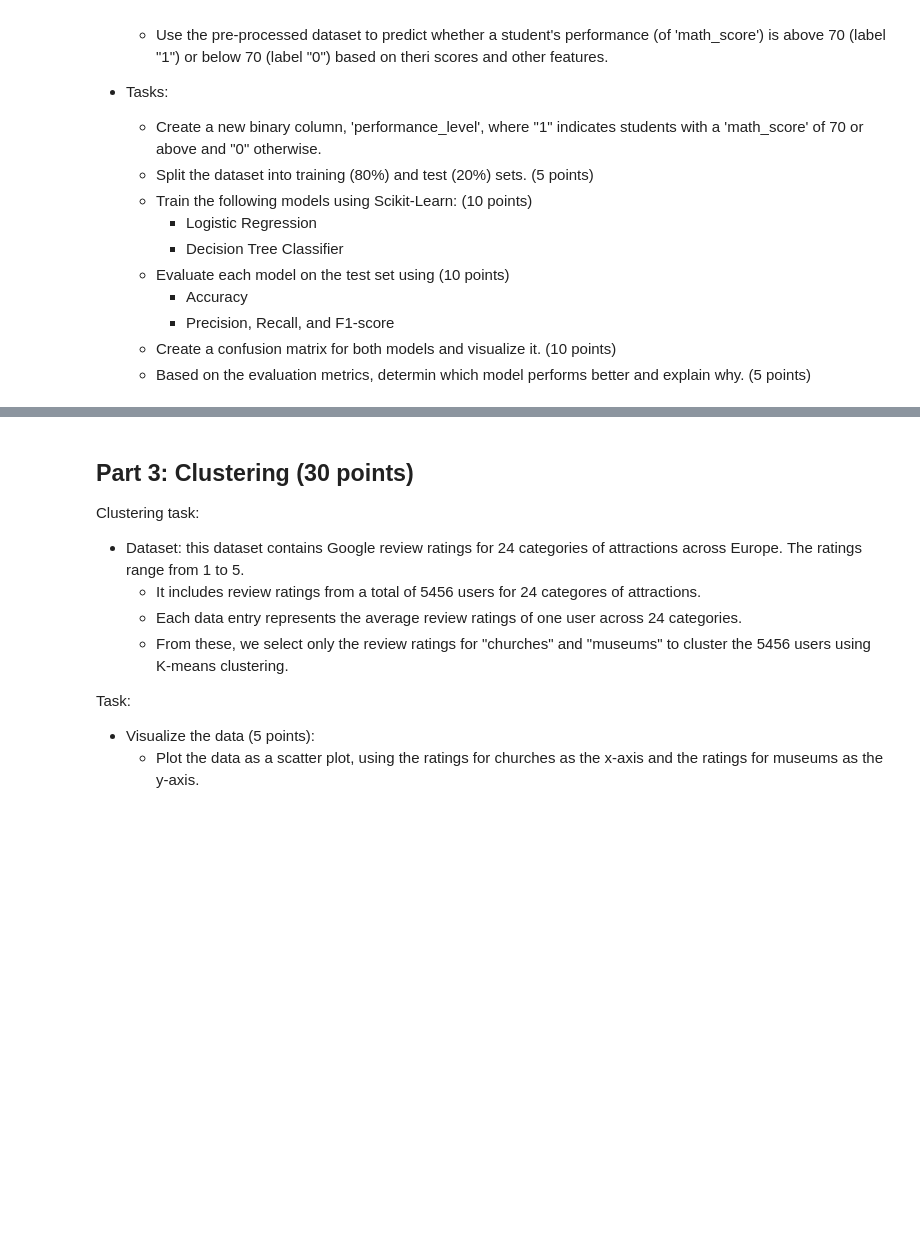
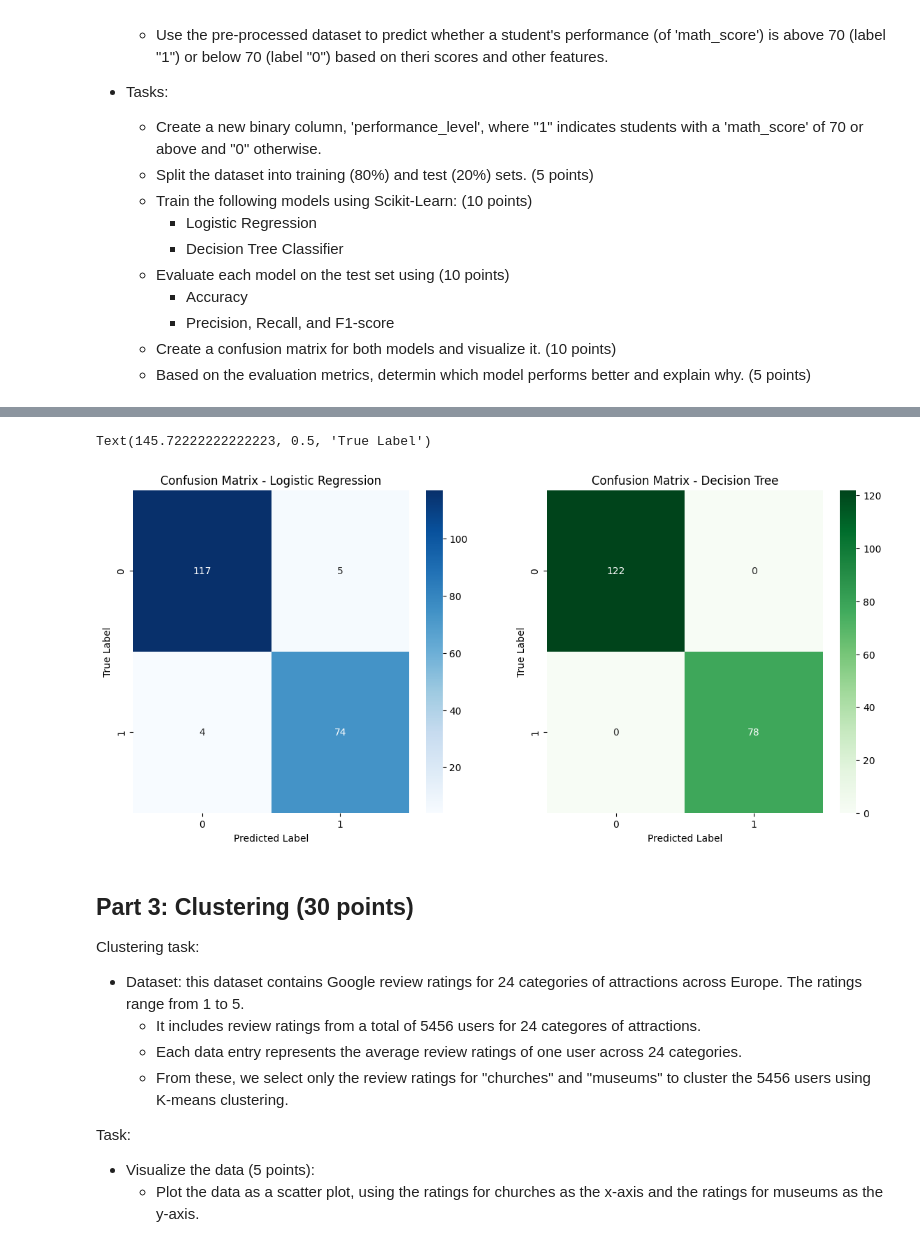
Before and after one commit to mmig01/injiph_final, a Jupyter notebook: [2025-2] NG-AIProg_final.ipynb, the cells around one changed output, grey strips where cells are left out. Drawn from its saved outputs; the diff is of its cells as text; code cells hidden in the pictures; blank space fills up the shorter version.

```diff
--- a/[2025-2] NG-AIProg_final.ipynb
+++ b/[2025-2] NG-AIProg_final.ipynb
@@ -77,2 +155,5 @@ display(df.head(10))
 # %%
 # Train Logistic Regression model
+
+log_reg = LogisticRegression(random_state=42, max_iter=1000)
+log_reg.fit(X_train, y_train)
@@ -79,2 +162,6 @@ display(df.head(10))
 # %%
 # Train Decision Tree Classifier
+
+
+dt_clf = DecisionTreeClassifier(random_state=42)
+dt_clf.fit(X_train, y_train)
@@ -83,2 +170,21 @@ display(df.head(10))
+# %%
+# Evaluate models
+
+def evaluate_model(model, X_test, y_test, model_name):
+    y_pred = model.predict(X_test)
+    accuracy = accuracy_score(y_test, y_pred)
+    precision = precision_score(y_test, y_pred)
+    recall = recall_score(y_test, y_pred)
+    f1 = f1_score(y_test, y_pred)
+
+    print(f"\n--- {model_name} Evaluation ---")
+    print(f"Accuracy: {accuracy:.4f}")
+    print(f"Precision: {precision:.4f}")
+    print(f"Recall: {recall:.4f}")
+    print(f"F1-score: {f1:.4f}")
+    return y_pred
 # %%
 # Print evaluation metrics for both models: accuracy, precision, recall, f1-score
+
+y_pred_log = evaluate_model(log_reg, X_test, y_test, "Logistic Regression")
+y_pred_dt = evaluate_model(dt_clf, X_test, y_test, "Decision Tree Classifier")
@@ -90,3 +203,21 @@ display(df.head(10))
+# %%
+fig, axes = plt.subplots(1, 2, figsize=(14, 6))
+
+# Confusion Matrix for Decision Tree Classifier
+sns.heatmap(confusion_matrix(y_test, y_pred_dt), annot=True, fmt='d', cmap='Greens', ax=axes[1])
+axes[1].set_title('Confusion Matrix - Decision Tree')
+axes[1].set_xlabel('Predicted Label')
+axes[1].set_ylabel('True Label')
+
+# Confusion Matrix for Logistic Regression
+
+sns.heatmap(confusion_matrix(y_test, y_pred_log), annot=True, fmt='d', cmap='Blues', ax=axes[0])
+axes[0].set_title('Confusion Matrix - Logistic Regression')
+axes[0].set_xlabel('Predicted Label')
+axes[0].set_ylabel('True Label')
+# %% [output]
+Text(145.72222222222223, 0.5, 'True Label')
+[figure, added]
 # %% [markdown]
 ## Part 3: Clustering (30 points)
 
```
Also changed, not shown: parts of 25 cells of this notebook, 2 other files.
